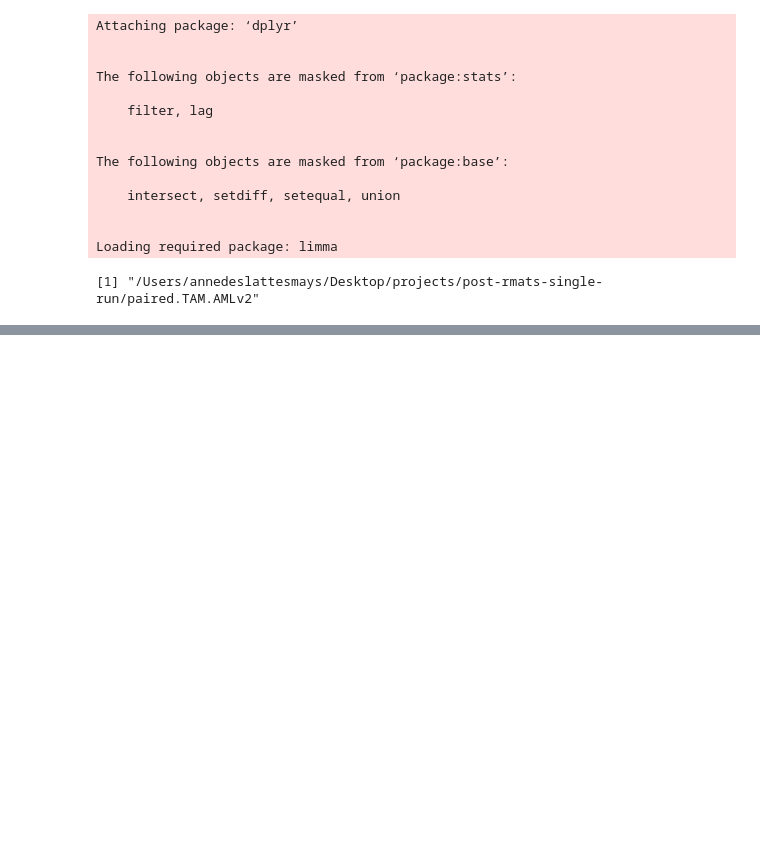
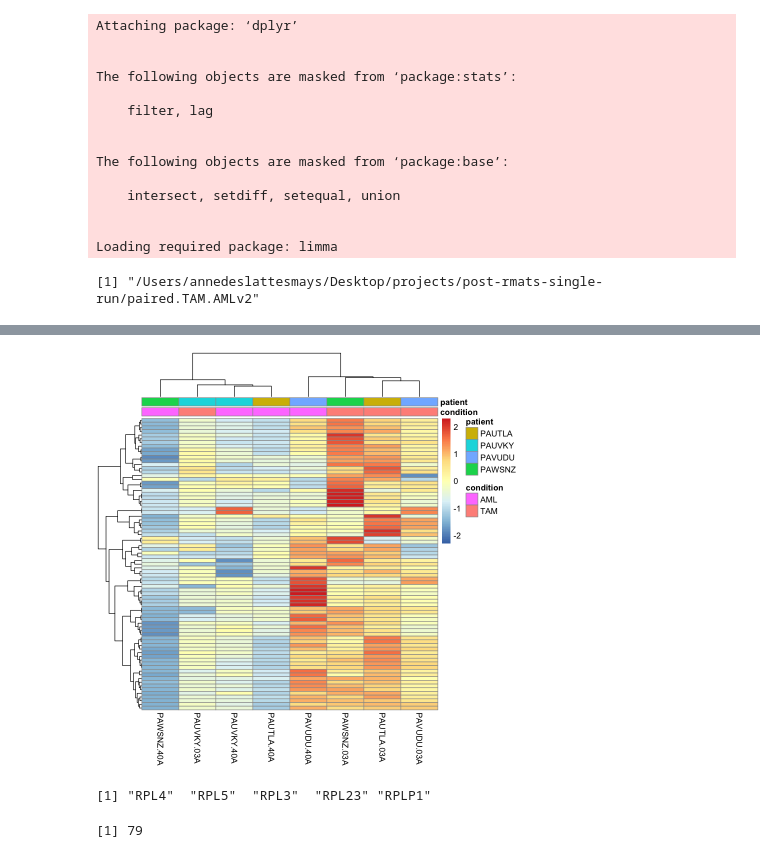
Before and after one commit to adeslatt/post-rmats-single-run, a Jupyter notebook: ipynb/paired_TAM_vs_AML_SE_limmav2.ipynb, the cells around one changed output, grey strips where cells are left out. Saved outputs shown, nothing was run; the diff lists cells and outputs as text; code cells hidden in the pictures; blank space fills up the shorter version.

```diff
--- a/ipynb/paired_TAM_vs_AML_SE_limmav2.ipynb
+++ b/ipynb/paired_TAM_vs_AML_SE_limmav2.ipynb
@@ -207,6 +427,15 @@ head(featureData[filtered_lookup,2])
+# %%
+lookup <- rownames(significant_genes)
+significant_expression <- dge[lookup,]
 # %%
-library("pheatmap")
-df <- as.data.frame(coldata[,c("condition","patient")])
-filtered_dge_expression <- filtered_dge[filtered_lookup,]
-out <- pheatmap(filtered_dge_expression, cluster_rows5=TRUE, show_rownames=FALSE,
-         cluster_cols=TRUE, annotation_col=df, scale="row",clustering_distance_cols = "minkowski", clustering_distance_rows = "minkowski" )
+significant_out <- pheatmap(significant_expression,
+                            cluster_rows5=TRUE,
+                            show_rownames=FALSE,
+                            cluster_cols=TRUE,
+                            annotation_col=df,
+                            scale="row",
+                            clustering_method = "ward.D2",
+                            clustering_distance_cols = "minkowski",
+                            clustering_distance_rows = "minkowski" )
+# %% [output]
+[figure, added]
@@ -239,0 +442,9 @@ v <- voom(filtered_dge, plot=TRUE, normalize="quantile")
+# %%
+featureData[head(rownames(significant_expression),5),2]
+# %% [output]
+[1] "RPL4"  "RPL5"  "RPL3"  "RPL23" "RPLP1"
+# %%
+top_gene_list <- as.matrix(featureData[rownames(significant_expression),2])
+length(top_gene_list)
+# %% [output]
+[1] 79
```
Also changed, not shown: parts of 101 cells of this notebook, 1 other file.
